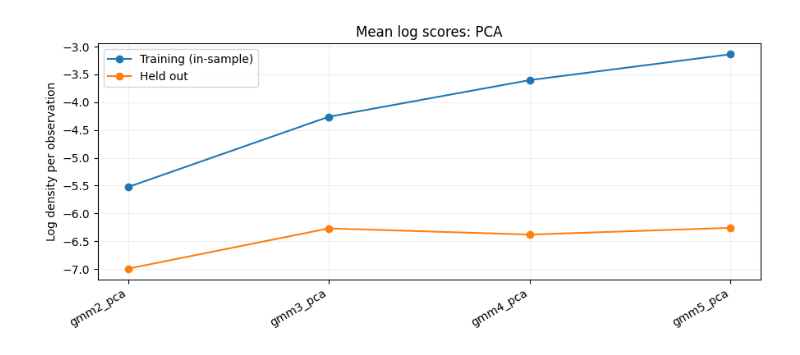
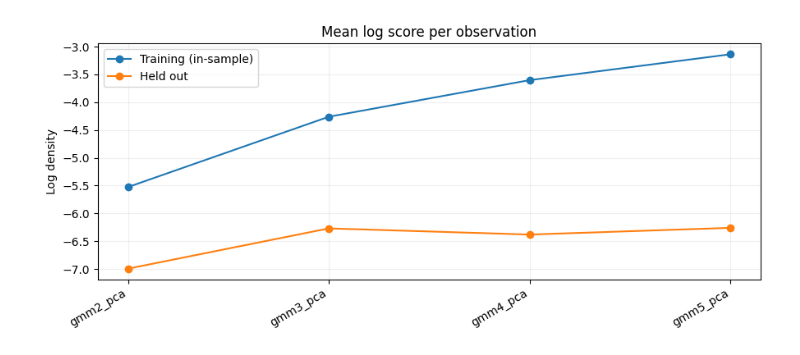
Before and after one commit to leoyxngg/FlexibleEmissionHMM, a Jupyter notebook: notebooks/sp500/heldout_results.ipynb, the cells around one changed output. Saved outputs shown, nothing was run; the diff lists cells and outputs as text; code cells hidden in the pictures.

```diff
--- a/notebooks/sp500/heldout_results.ipynb
+++ b/notebooks/sp500/heldout_results.ipynb
@@ -96,23 +87,19 @@ display(summary.join(fit_diagnostics).round(4))
 # %%
-# Weight fold-level means by their observation counts.
-for use_pca, group in folds.groupby("pca"):
-    rows = []
-    for spec, branch in group.groupby("spec"):
-        rows.append({
-            "spec": spec, "M": branch.gmm_components.iloc[0],
-            "train": np.average(branch.train_mean_log_score, weights=branch.training_days),
-            "test": np.average(branch.test_mean_log_score, weights=branch.test_days),
-        })
-    table = pd.DataFrame(rows).sort_values(["M", "spec"])
-    fig, ax = plt.subplots(figsize=(9, 4))
-    x = np.arange(len(table))
-    ax.plot(x, table.train, "o-", label="Training (in-sample)")
-    ax.plot(x, table.test, "o-", label="Held out")
-    ax.set_xticks(x, table.spec, rotation=30, ha="right")
-    ax.set(title=f"Mean log scores: {'PCA' if use_pca else 'no PCA'}", ylabel="Log density per observation")
-    ax.legend()
-    ax.grid(alpha=0.2)
-    fig.tight_layout()
-    plt.show()
+rows = []
+for spec, branch in folds.groupby("spec"):
+    rows.append({"spec": spec,
+                 "train": np.average(branch.train_mean_log_score, weights=branch.training_days),
+                 "test": np.average(branch.test_mean_log_score, weights=branch.test_days)})
+table = pd.DataFrame(rows)
+fig, ax = plt.subplots(figsize=(9, 4))
+x = np.arange(len(table))
+ax.plot(x, table.train, "o-", label="Training (in-sample)")
+ax.plot(x, table.test, "o-", label="Held out")
+ax.set_xticks(x, table.spec, rotation=30, ha="right")
+ax.set(title="Mean log score per observation", ylabel="Log density")
+ax.legend()
+ax.grid(alpha=0.2)
+fig.tight_layout()
+plt.show()
 # %% [output]
-[figure, old version]
+[figure, new version]
```
Also changed, not shown: parts of 14 cells of this notebook, 41 other files.
